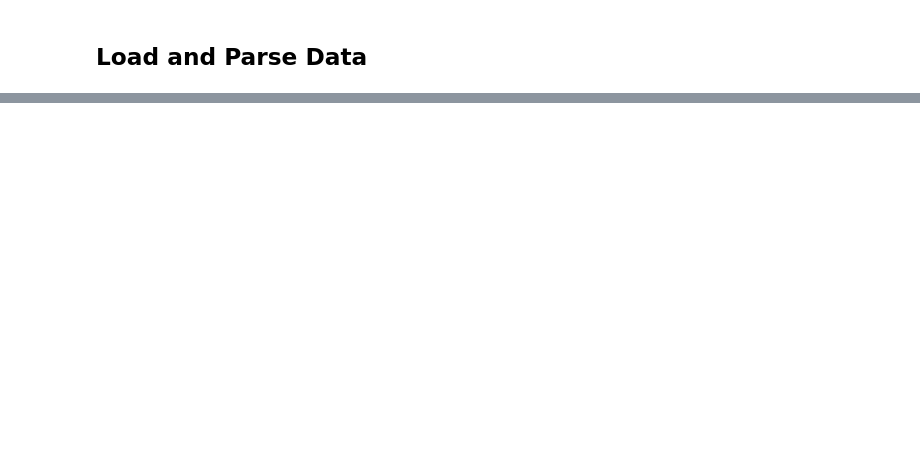
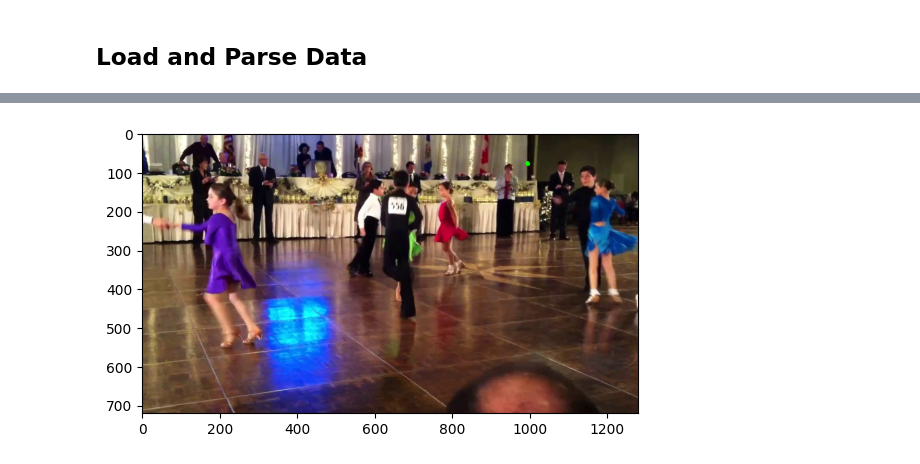
Before and after one commit to williamsaether/BikeFit, a Jupyter notebook: data/exploring.ipynb, the cells around one changed output, grey strips where cells are left out. Cells and saved outputs as stored; diff of their text form; code cells hidden in the pictures; blank space fills up the shorter version.

Commit message:
Add a very simple (and bad) model and visualize it

```diff
--- a/data/exploring.ipynb
+++ b/data/exploring.ipynb
@@ -179,0 +286,21 @@ dataset = tf.data.Dataset.from_tensor_slices((images, keypoints)).shuffle(num_sa
+# %%
+def preprocess_test_image(test_image):
+    image, transform_params = preprocess_image(
+        os.path.join(image_folder, test_image['filename']),
+        (test_image['approx_loc']['x'], test_image['approx_loc']['y']),
+        test_image['approx_loc']['scale']
+    )
+
+    image = image / 255.0
+    return image, transform_params
+# %%
+testdata = []
+for ann in data:
+    if ann['for_training'] == 0:
+        testdata.append(ann)
+
+test_image = testdata[120]
+test_image_location = os.path.join(image_folder, test_image['filename'])
+
+input_image, transform_params = preprocess_test_image(test_image)
+predictions = model.predict(np.expand_dims(input_image, axis=0))
@@ -179,0 +309,26 @@ dataset = tf.data.Dataset.from_tensor_slices((images, keypoints)).shuffle(num_sa
+# %%
+def restore_keypoints(predictions, transform_params):
+    x1, y1, scale_factor = transform_params
+    keypoints = []
+
+    for i in range(predictions.shape[1]):
+        x_pred, y_pred = predictions[0, i]
+        x_orig = (x_pred / scale_factor) + x1
+        y_orig = (y_pred / scale_factor) + y1
+        keypoints.append((x_orig, y_orig))
+
+    return keypoints
+
+restored_keypoints = restore_keypoints(predictions, transform_params)
+# %%
+def visualize_predictions(img_path, keypoints):
+    img = cv2.imread(img_path)
+    for (x, y) in keypoints:
+        if 0 <= x < img.shape[1] and 0 <= y < img.shape[0]:
+            cv2.circle(img, (int(x), int(y)), 5, (0, 255, 0), -1)
+    plt.imshow(cv2.cvtColor(img, cv2.COLOR_BGR2RGB))
+    plt.show()
+
+visualize_predictions(test_image_location, restored_keypoints)
+# %% [output]
+[figure, added]
```
Also changed, not shown: parts of 11 cells of this notebook, 1 other file.
